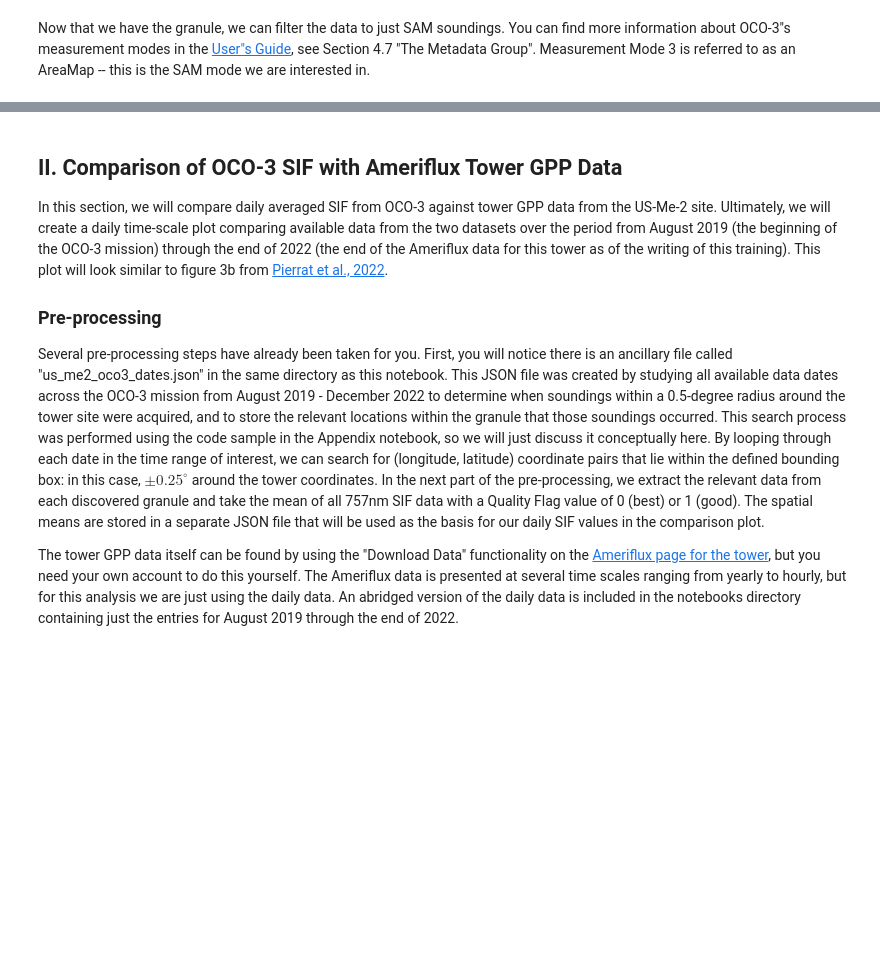
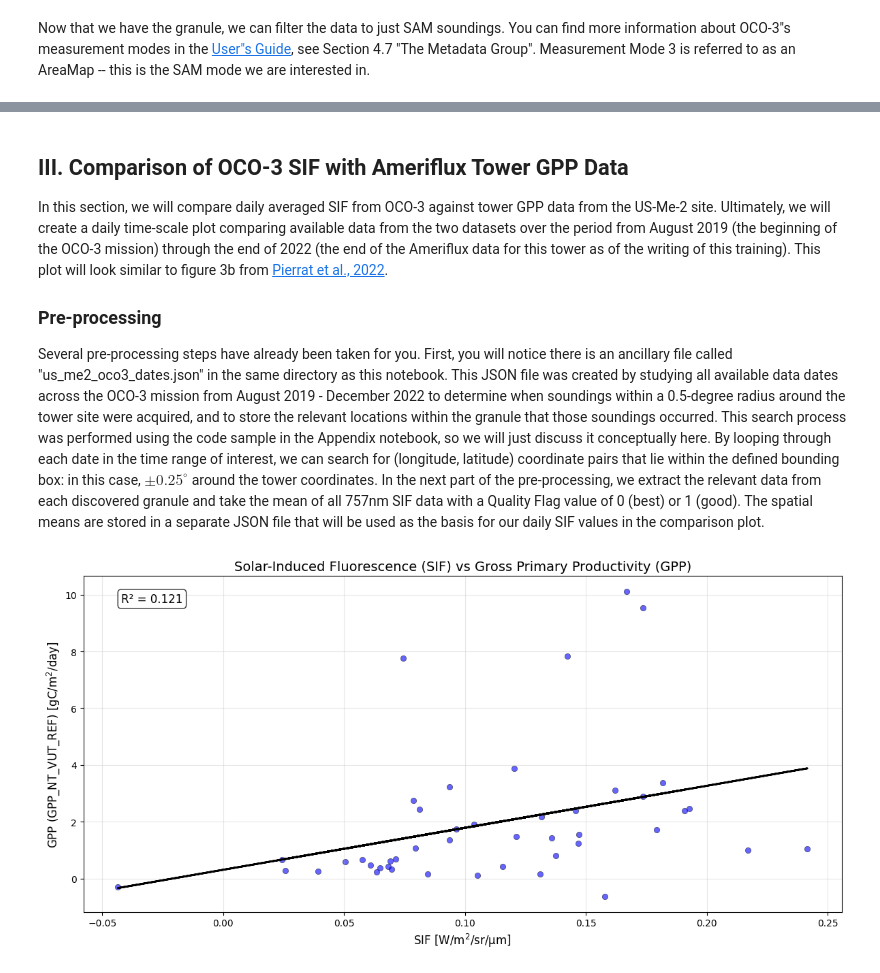
Before and after one commit to jackiryan/SIF-ARSET, a Jupyter notebook: notebooks/2_oco3_sam.ipynb, the cells around one changed output, grey strips where cells are left out. Cells and saved outputs as stored; diff of their text form; code cells hidden in the pictures; blank space fills up the shorter version.

Commit message:
Added further discussion of tower data and SIF-GPP relationship

```diff
--- a/notebooks/2_oco3_sam.ipynb
+++ b/notebooks/2_oco3_sam.ipynb
@@ -136,19 +201,12 @@ plt.show()
 # %% [markdown]
-## II. Comparison of OCO-3 SIF with Ameriflux Tower GPP Data
+## III. Comparison of OCO-3 SIF with Ameriflux Tower GPP Data
 
 In this section, we will compare daily averaged SIF from OCO-3 against tower GPP data from the US-Me-2 site. Ultimately, we will create a daily time-scale plot comparing available data from the two datasets over the period from August 2019 (the beginning of the OCO-3 mission) through the end of 2022 (the end of the Ameriflux data for this tower as of the writing of this training). This plot will look similar to figure 3b from [Pierrat et al., 2022](https://doi.org/10.1029/2021JG006588).
 
 ### Pre-processing
 
 Several pre-processing steps have already been taken for you. First, you will notice there is an ancillary file called "us_me2_oco3_dates.json" in the same directory as this notebook. This JSON file was created by studying all available data dates across the OCO-3 mission from August 2019 - December 2022 to determine when soundings within a 0.5-degree radius around the tower site were acquired, and to store the relevant locations within the granule that those soundings occurred. This search process was performed using the code sample in the Appendix notebook, so we will just discuss it conceptually here. By looping through each date in the time range of interest, we can search for (longitude, latitude) coordinate pairs that lie within the defined bounding box: in this case, $\pm 0.25^{\circ}$ around the tower coordinates. In the next part of the pre-processing, we extract the relevant data from each discovered granule and take the mean of all 757nm SIF data with a Quality Flag value of 0 (best) or 1 (good). The spatial means are stored in a separate JSON file that will be used as the basis for our daily SIF values in the comparison plot.
-
-The tower GPP data itself can be found by using the "Download Data" functionality on the [Ameriflux page for the tower](https://ameriflux.lbl.gov/sites/siteinfo/US-Me2), but you need your own account to do this yourself. The Ameriflux data is presented at several time scales ranging from yearly to hourly, but for this analysis we are just using the daily data. An abridged version of the daily data is included in the notebooks directory containing just the entries for August 2019 through the end of 2022.
 # %%
-import json
-import pandas as pd
-from sklearn.linear_model import LinearRegression
-from sklearn.metrics import r2_score
-
 def load_sif_data(json_file):
     """Load SIF data from JSON file"""
     with open(json_file, "r") as f:
@@ -221,31 +279,33 @@ def create_scatter_plot(data, gpp_column_name="GPP_NT_VUT_REF"):
     # Print statistics
     print(f"Number of matched data points: {len(data)}")
     print(f"Linear regression equation: y = {reg.coef_[0]:.3f}x + {reg.intercept_:.3f}")
     print(f"R² value: {r2:.3f}")
     print(f"Slope: {reg.coef_[0]:.3f}")
     print(f"Intercept: {reg.intercept_:.3f}")
     '''
 
     plt.tight_layout()
     plt.show()
 
 
 # File paths
 sif_file = "us_me2_oco3_sif.json"
 gpp_file = "AMF_US-Me2_FLUXNET_SUBSET_DD_2019-2022_4-6.csv"
 
 # Configurable GPP column
-gpp_column = "GPP_DT_VUT_REF"  # Change this to use a different GPP column
+gpp_column = "GPP_NT_VUT_REF"  # Change this to use a different GPP column
 
 try:
     sif_data = load_sif_data(sif_file)
 
     gpp_data = load_gpp_data(gpp_file, gpp_column)
 
     merged_data = merge_and_clean_data(sif_data, gpp_data)
 
     create_scatter_plot(merged_data, gpp_column)
 except FileNotFoundError as e:
     print(f"Error: File not found - {e}")
 except Exception as e:
     print(f"Error: {e}")
+# %% [output]
+[figure, added]
```
Also changed, not shown: parts of 8 cells of this notebook, 2 other files.
